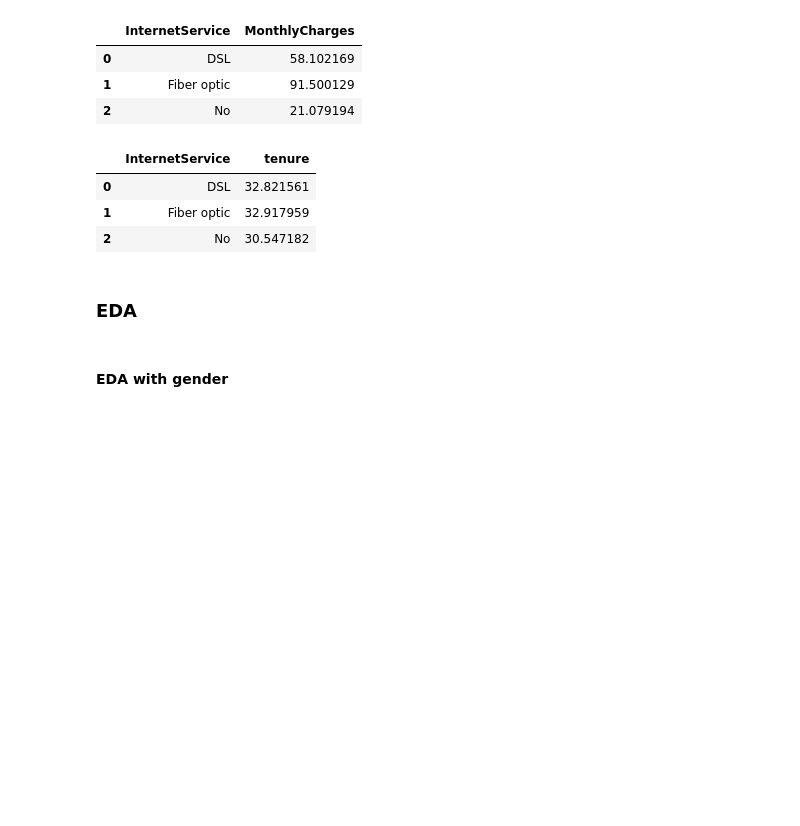
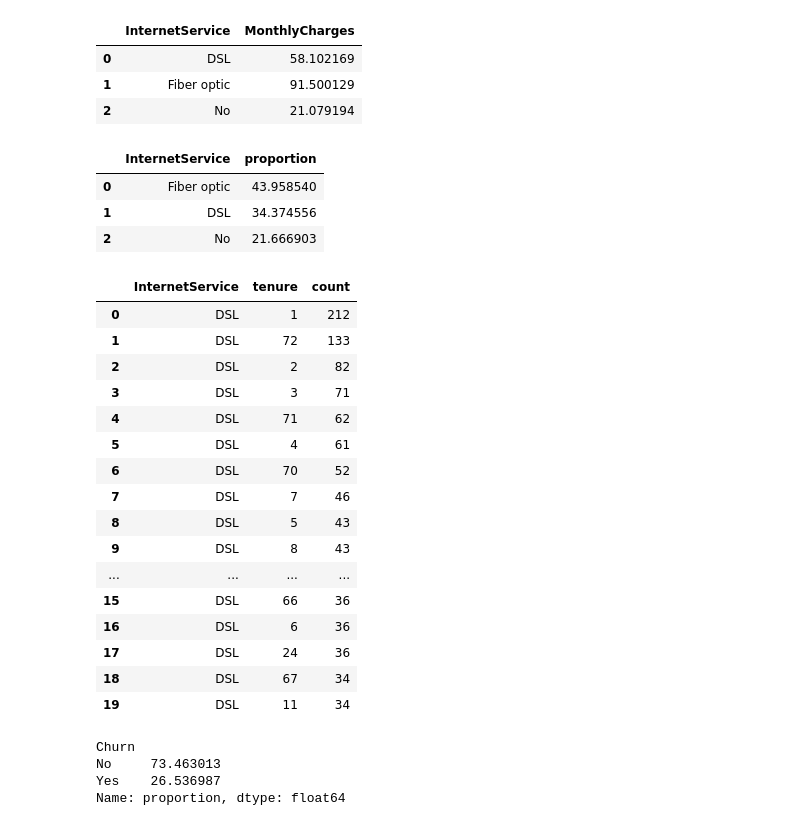
Before and after one commit to pratham122/Telco_customer_data, a Jupyter notebook: Telco_customer.ipynb, the cells around one changed output. Cells and saved outputs as stored; diff of their text form; code cells hidden in the pictures; blank space fills up the shorter version.

Commit message:
EDA on churn rate

```diff
--- a/Telco_customer.ipynb
+++ b/Telco_customer.ipynb
@@ -48,24 +49,5 @@ array(['Yes', 'No'], dtype=object)
 # %%
-# # male - 1 female - 0
-# # df['gender'] =  df['gender'].map({'Male':1,'Female':0}).astype('int64')
-
-
-# cols =['Partner', 'Dependents', 'PhoneService', 'MultipleLines', 'OnlineSecurity', 'OnlineBackup', 'DeviceProtection', 'TechSupport', 'StreamingMovies', 'PaperlessBilling', 'Churn']
-# # Yes - 1 No - 0
-# df[cols] = df[cols].apply(lambda x:x.map({'Yes':1, 'No':0})).fillna(-1).astype('int64')
-# df['Contract'] = df['Contract'].map({'One year':1, 'Month-to-month':0, 'Two year':2}).astype('int64')
-
-
-# # df['MultipleLines'] = df['MultipleLines'].map({'Yes':1, 'No':0}).fillna(-1).astype('int64')
-# # df['OnlineSecurity'] = df['OnlineSecurity'].map({'Yes':1, 'No':0}).fillna(-1).astype('int64')
-# # df['OnlineBackup'] = df['OnlineBackup'].map({'Yes':1, 'No':0}).fillna(-1).astype('int64')
-# # df['DeviceProtection'] = df['DeviceProtection'].map({'Yes':1, 'No':0}).fillna(-1).astype('int64')
-# #
-# # df['TechSupport'] = df['TechSupport'].map({'Yes':1, 'No':0}).fillna(-1).astype('int64')
-# # df['StreamingMovies'] = df['StreamingMovies'].map({'Yes':1, 'No':0}).fillna(-1).astype('int64')
-
-# # df['PaperlessBilling'] = df['PaperlessBilling'].map({'Yes':1, 'No':0}).fillna(-1).astype('int64')
-# # df['Churn'] = df['Churn'].map({'Yes':1, 'No':0}).astype('int64')
+df['TotalCharges'] = pd.to_numeric(df['TotalCharges'], errors='coerce')
 # %%
 df.info()
 # %% [output]
@@ -185,14 +157,43 @@ df.groupby('InternetService')['MonthlyCharges'].mean().reset_index()
 | 0 | DSL | 58.102169 |
 | 1 | Fiber optic | 91.500129 |
 | 2 | No | 21.079194 |
+# %%
+# Shares of different InternetService
+(df['InternetService'].value_counts(normalize=True)*100).reset_index()
+
+# 44% of market has been captured by Fiber optic and 34% by DSL.
+# But huge percentage of customers (22%) have no internet service. So we can target those customers for better marketing strategy.
+# %% [output]
+|  | InternetService | proportion |
+| 0 | Fiber optic | 43.958540 |
+| 1 | DSL | 34.374556 |
+| 2 | No | 21.666903 |
 # %%
-df.groupby('InternetService')['tenure'].mean().reset_index()
+df.groupby('InternetService')['tenure'].value_counts().reset_index().head(20)
 # %% [output]
-|  | InternetService | tenure |
-| 0 | DSL | 32.821561 |
-| 1 | Fiber optic | 32.917959 |
-| 2 | No | 30.547182 |
+|  | InternetService | tenure | count |
+| 0 | DSL | 1 | 212 |
+| 1 | DSL | 72 | 133 |
+| 2 | DSL | 2 | 82 |
+| 3 | DSL | 3 | 71 |
+| 4 | DSL | 71 | 62 |
+| 5 | DSL | 4 | 61 |
+| 6 | DSL | 70 | 52 |
+| 7 | DSL | 7 | 46 |
+| 8 | DSL | 5 | 43 |
+| 9 | DSL | 8 | 43 |
+| ... | ... | ... | ... |
+| 15 | DSL | 66 | 36 |
+| 16 | DSL | 6 | 36 |
+| 17 | DSL | 24 | 36 |
+| 18 | DSL | 67 | 34 |
+| 19 | DSL | 11 | 34 |
-# %% [markdown]
-### EDA
-# %% [markdown]
-#### EDA with gender
+# %%
+df['Churn'].value_counts(normalize=True)*100
+
+# In given data, Churn rate of customers is 26.5% which is quite high.
+# %% [output]
+Churn
+No     73.463013
+Yes    26.536987
+Name: proportion, dtype: float64
```
Also changed, not shown: parts of 20 cells of this notebook, 1 other file.
